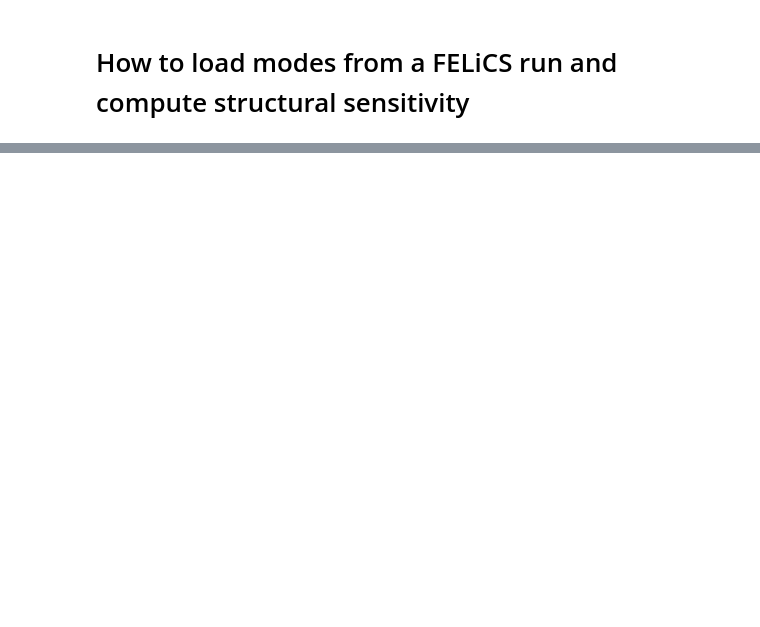
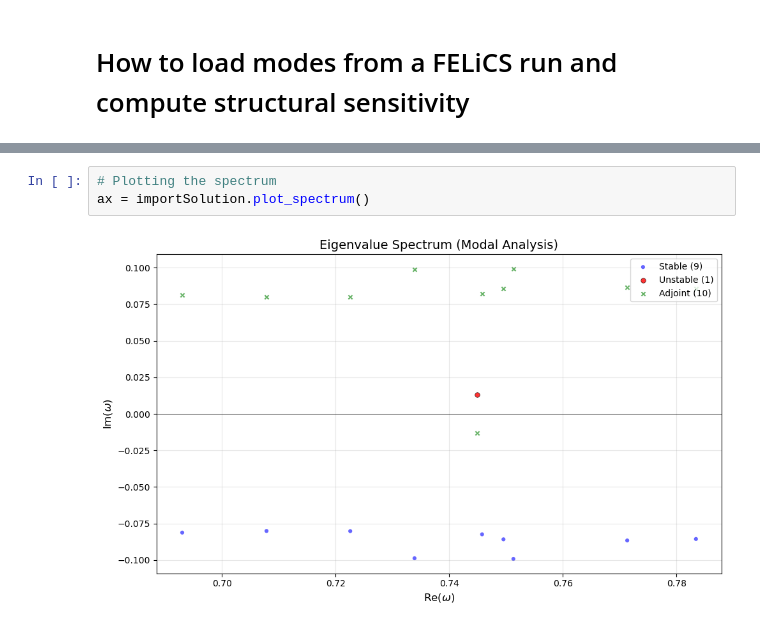
Before and after one commit to arash-mp/FELiCS_FSI, a Jupyter notebook: how_tos/04_LoadingModesAndStructuralSensitivity/04_HowToLoadModesAndComputeStructuralSensitivity.ipynb, the cells around one changed output, grey strips where cells are left out. Saved outputs shown, nothing was run; the diff lists cells and outputs as text; blank space fills up the shorter version.

```diff
--- a/how_tos/04_LoadingModesAndStructuralSensitivity/04_HowToLoadModesAndComputeStructuralSensitivity.ipynb
+++ b/how_tos/04_LoadingModesAndStructuralSensitivity/04_HowToLoadModesAndComputeStructuralSensitivity.ipynb
@@ -273,0 +145,5 @@ sS.plot(xlim=(-2, 6), ylim=(0, 4))
+# %%
+# Plotting the spectrum
+ax = importSolution.plot_spectrum()
+# %% [output]
+[figure, added]
```
Also changed, not shown: parts of 65 cells of this notebook, 51 other files.
